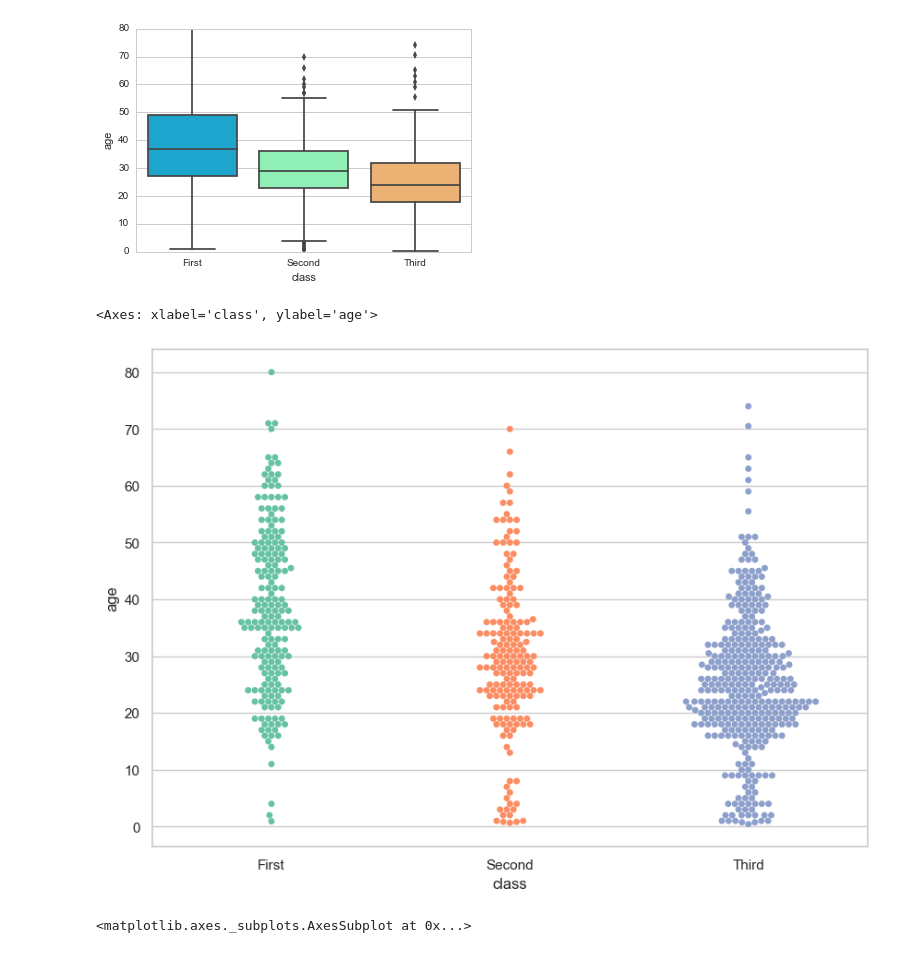
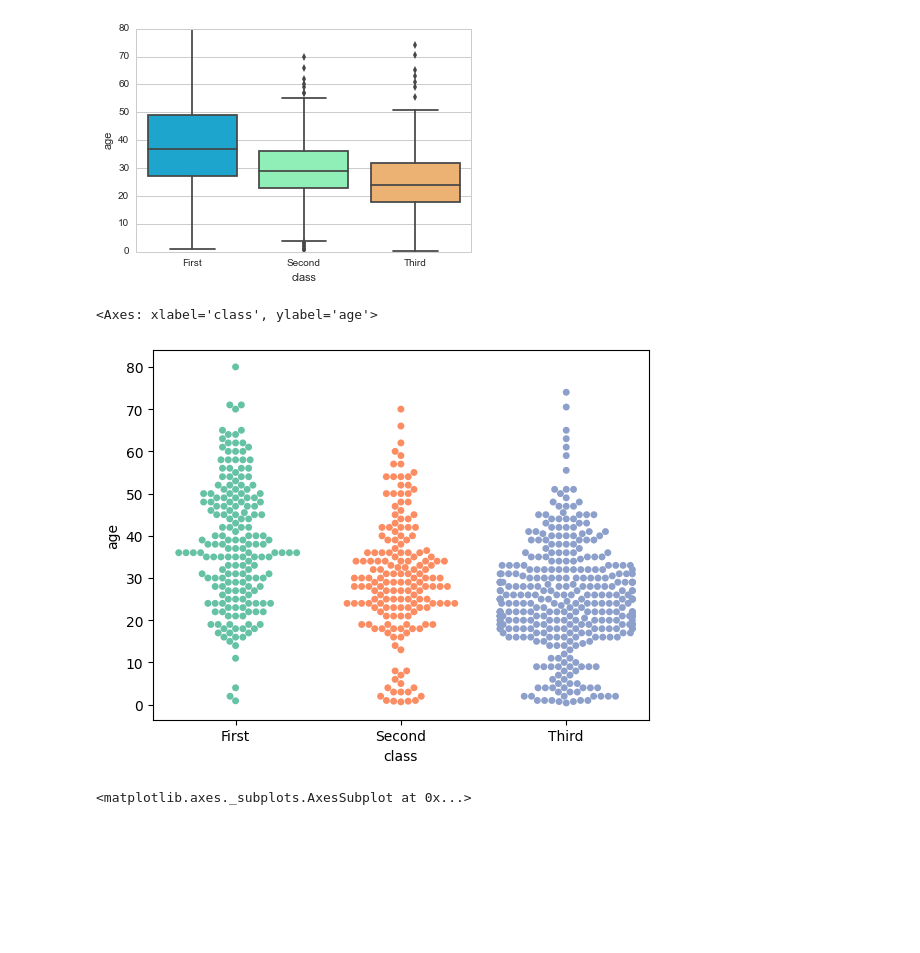
Before and after one commit to Paxyifier/AIML-Practicals, a Jupyter notebook: 07-Seaborn Exercises.ipynb, the cells around one changed output. Cells and saved outputs as stored; diff of their text form; code cells hidden in the pictures; blank space fills up the shorter version.

```diff
--- a/07-Seaborn Exercises.ipynb
+++ b/07-Seaborn Exercises.ipynb
@@ -79,16 +75,13 @@ sns.boxplot(x='class', y='age', data=titanic, palette='rainbow')
 # %%
 # CODE HERE
 # REPLICATE EXERCISE PLOT IMAGE BELOW
 # BE CAREFUL NOT TO OVERWRITE CELL BELOW
 # THAT WOULD REMOVE THE EXERCISE PLOT IMAGE!
 
-sns.set(style='whitegrid')
-plt.figure(figsize=(10,7))
-
-sns.swarmplot(x='class', y='age', data=titanic, palette='Set2')
+sns.swarmplot(x='class',y='age',data=titanic,palette='Set2')
 # %% [output]
 <Axes: xlabel='class', ylabel='age'>
-[figure, old version]
+[figure, new version]
 # %%
 # %% [output]
 <matplotlib.axes._subplots.AxesSubplot at 0x...>
```
Also changed, not shown: parts of 7 cells of this notebook.
